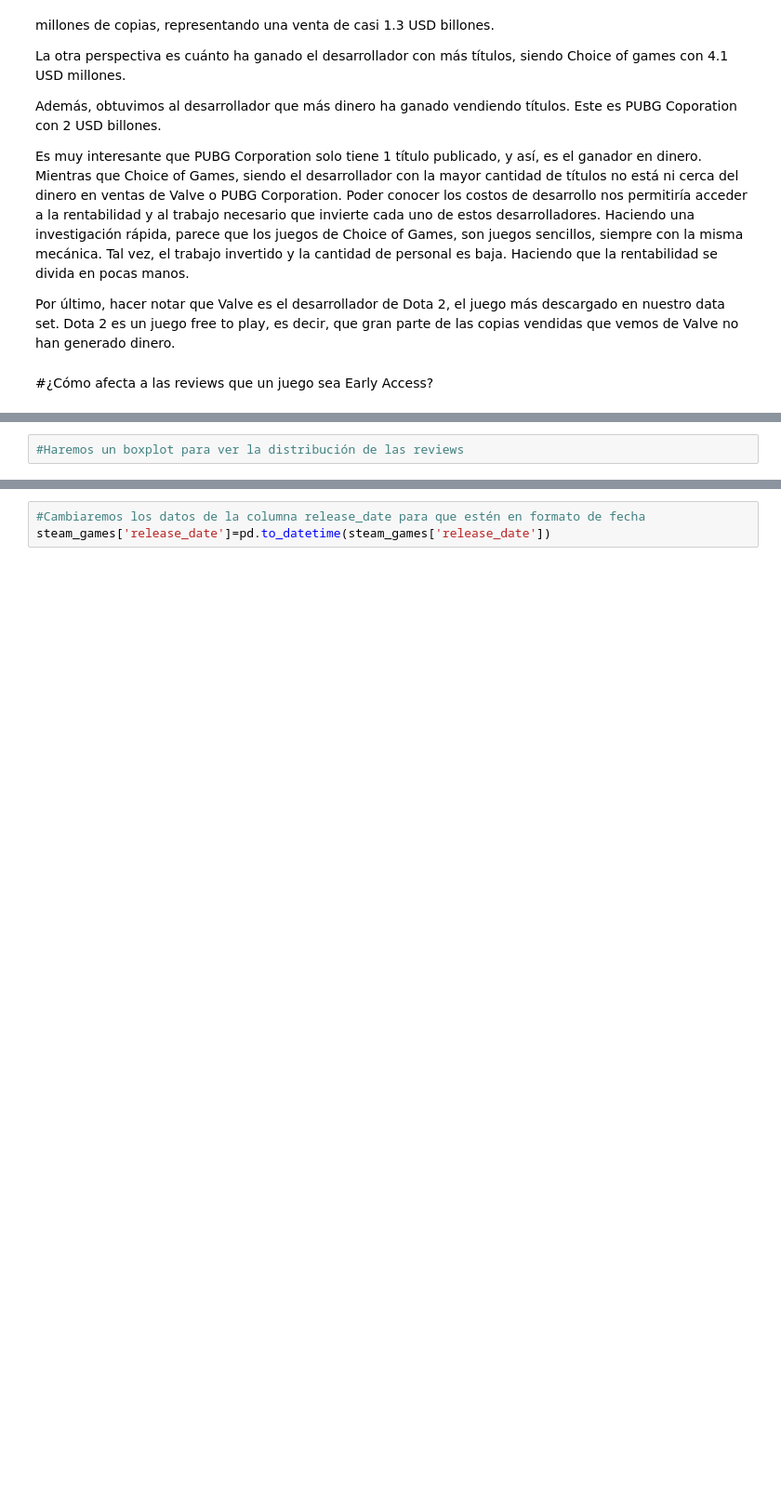
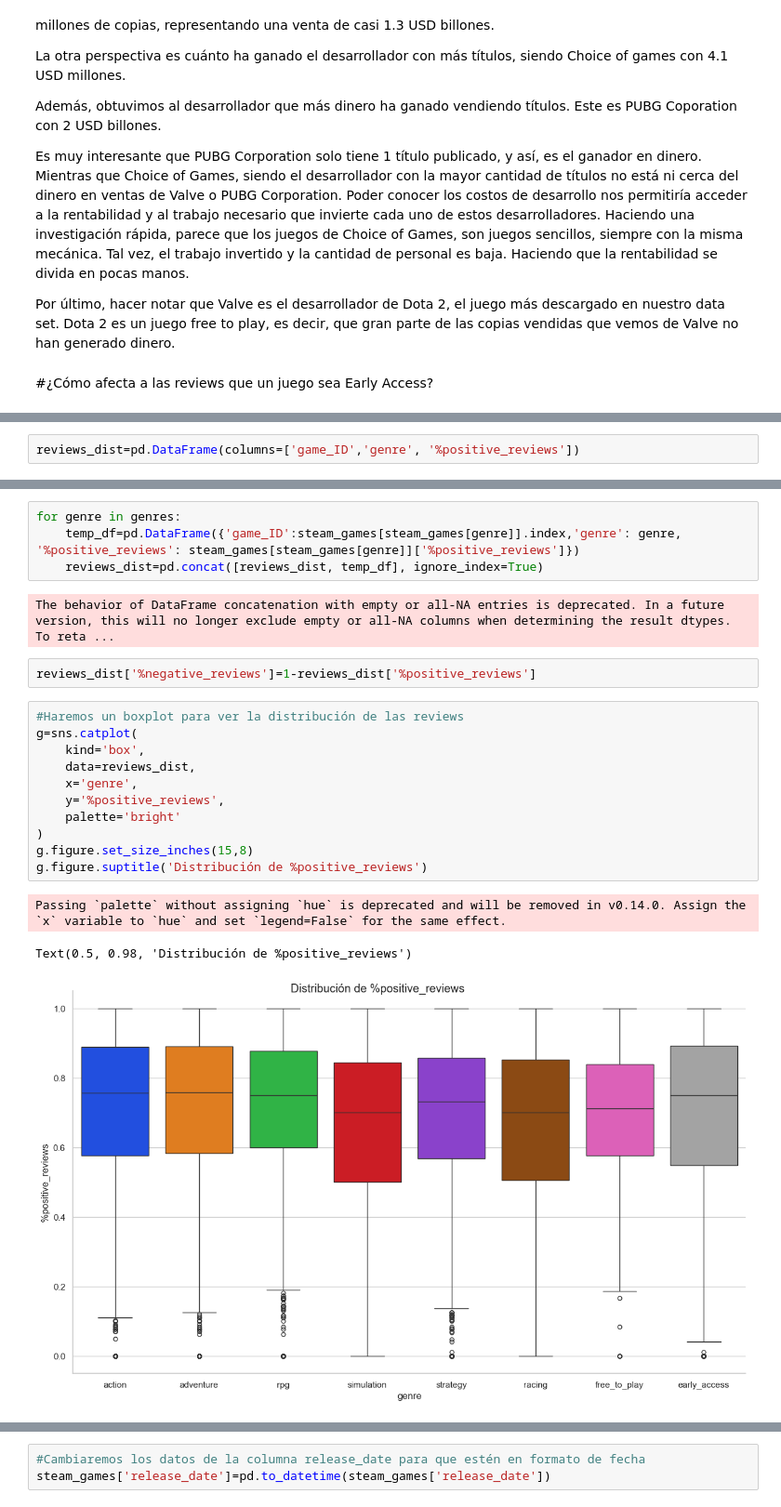
Before and after one commit to Dexinator/steam, a Jupyter notebook: steam.ipynb, the cells around one changed output, grey strips where cells are left out. Shown at 93% size. Cells and saved outputs as stored; diff of their text form; blank space fills up the shorter version.

Commit message:
Agregamos las gráficas para ver la distribución de las reviews y no solo los promedios

```diff
--- a/steam.ipynb
+++ b/steam.ipynb
@@ -653,0 +663,2 @@ genre_reviews
+# %%
+reviews_dist=pd.DataFrame(columns=['game_ID','genre', '%positive_reviews'])
@@ -654,2 +682,23 @@ genre_reviews
+# %%
+for genre in genres:
+    temp_df=pd.DataFrame({'game_ID':steam_games[steam_games[genre]].index,'genre': genre, '%positive_reviews': steam_games[steam_games[genre]]['%positive_reviews']})
+    reviews_dist=pd.concat([reviews_dist, temp_df], ignore_index=True)
+# %% [output]
+The behavior of DataFrame concatenation with empty or all-NA entries is deprecated. In a future version, this will no longer exclude empty or all-NA columns when determining the result dtypes. To reta ...
+# %%
+reviews_dist['%negative_reviews']=1-reviews_dist['%positive_reviews']
 # %%
 #Haremos un boxplot para ver la distribución de las reviews
+g=sns.catplot(
+    kind='box',
+    data=reviews_dist,
+    x='genre',
+    y='%positive_reviews',
+    palette='bright'
+)
+g.figure.set_size_inches(15,8)
+g.figure.suptitle('Distribución de %positive_reviews')
+# %% [output]
+Passing `palette` without assigning `hue` is deprecated and will be removed in v0.14.0. Assign the `x` variable to `hue` and set `legend=False` for the same effect.
+Text(0.5, 0.98, 'Distribución de %positive_reviews')
+[figure, added]
```
Also changed, not shown: parts of 13 cells of this notebook.
